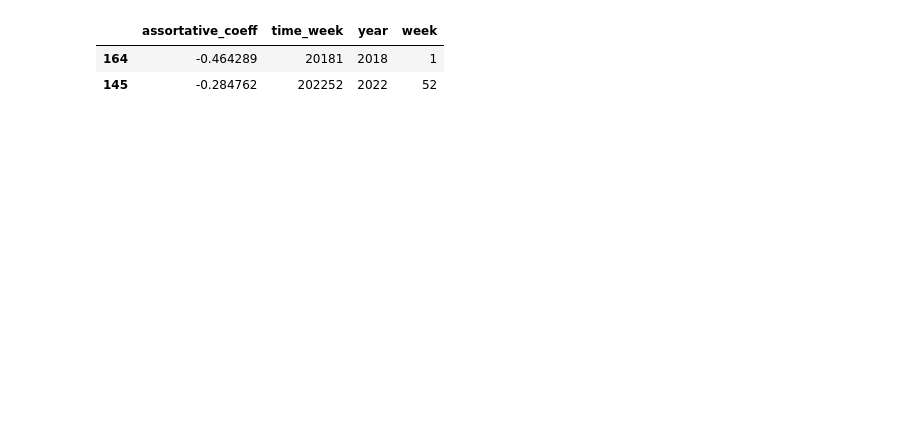
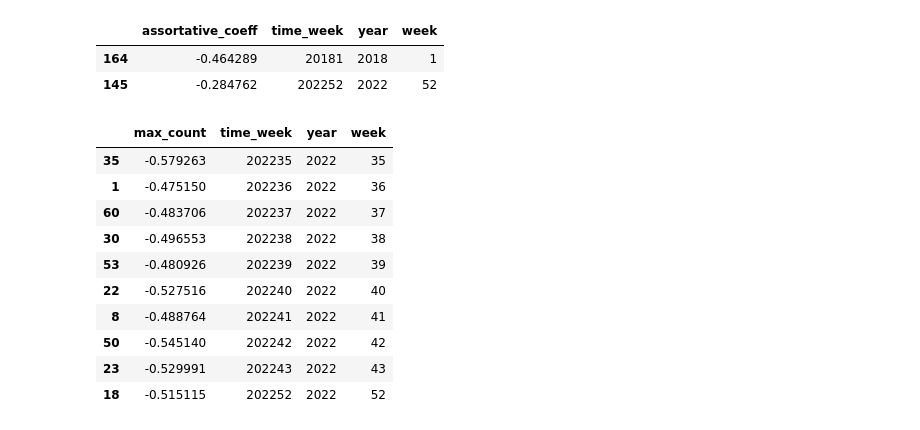
Before and after one commit to Ankan0011/masterthesisUZH, a Jupyter notebook: tezos-indexer/ploting/assorative_plot.ipynb, the cells around one changed output. Saved outputs shown, nothing was run; the diff lists cells and outputs as text; code cells hidden in the pictures; blank space fills up the shorter version.

```diff
--- a/tezos-indexer/ploting/assorative_plot.ipynb
+++ b/tezos-indexer/ploting/assorative_plot.ipynb
@@ -6,6 +6,7 @@ import matplotlib.pyplot as plt
 # %%
 # Path for all the results
 path="/mnt/indexer-build/migrated_data/curated/assortativity_coeff/"
+path_casper="/mnt/indexer-build/migrated_data/casper_data/curated/assortativity_coefficient/"
 # %%
 def extractorYear(year):
     return(int(str(year)[:4]))
@@ -28,11 +40,25 @@ frame["week"]=frame.time_week.apply(extractorWeek)
 final1 = frame.sort_values(by=['year','week'])
 # %%
 extra = final1[((final1.year == 2018) & (final1.week < 26)) | ((final1.year == 2022) & (final1.week > 34))]
+extra
+# %% [output]
+|  | assortative_coeff | time_week | year | week |
+| 164 | -0.464289 | 20181 | 2018 | 1 |
+| 145 | -0.284762 | 202252 | 2022 | 52 |
-# %%
-extra
-# %% [output]
-|  | assortative_coeff | time_week | year | week |
-| 164 | -0.464289 | 20181 | 2018 | 1 |
-| 145 | -0.284762 | 202252 | 2022 | 52 |
+# %%
+extra2 = final2[((final2.year == 2018) & (final2.week < 26)) | ((final2.year == 2022) & (final2.week > 34))]
+extra2
+# %% [output]
+|  | max_count | time_week | year | week |
+| 35 | -0.579263 | 202235 | 2022 | 35 |
+| 1 | -0.475150 | 202236 | 2022 | 36 |
+| 60 | -0.483706 | 202237 | 2022 | 37 |
+| 30 | -0.496553 | 202238 | 2022 | 38 |
+| 53 | -0.480926 | 202239 | 2022 | 39 |
+| 22 | -0.527516 | 202240 | 2022 | 40 |
+| 8 | -0.488764 | 202241 | 2022 | 41 |
+| 50 | -0.545140 | 202242 | 2022 | 42 |
+| 23 | -0.529991 | 202243 | 2022 | 43 |
+| 18 | -0.515115 | 202252 | 2022 | 52 |
 # %%
 df = pd.merge(final1, extra, indicator=True, how='outer').query('_merge=="left_only"').drop('_merge', axis=1)
```
Also changed, not shown: parts of 4 cells of this notebook, 6 other files.
